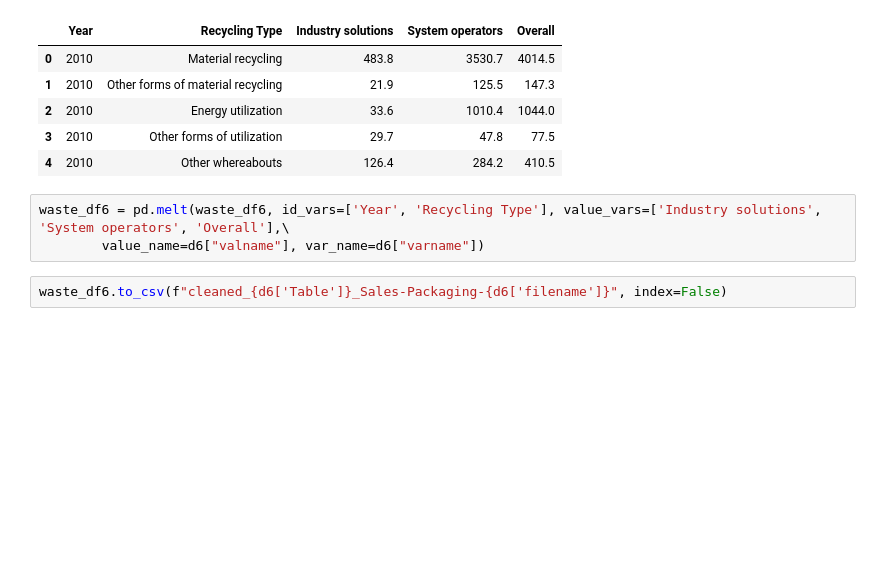
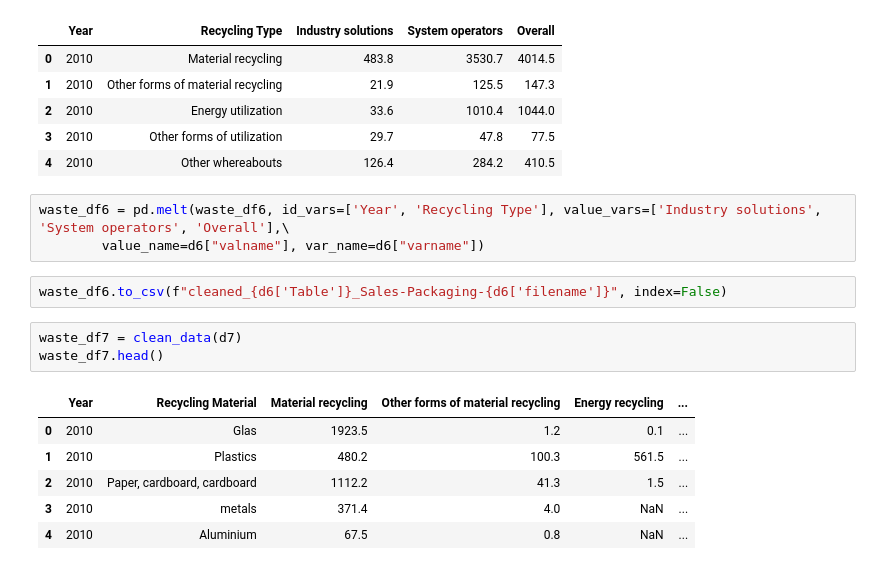
Before and after one commit to UyenDhNguyen/Germany-Waste-Management-Analysis, a Jupyter notebook: Data/Genesis_Destatis/Sales Packaging/clean_sales_packaging.ipynb, the cells around one changed output. Cells and saved outputs as stored; diff of their text form; blank space fills up the shorter version.

```diff
--- a/Data/Genesis_Destatis/Sales Packaging/clean_sales_packaging.ipynb
+++ b/Data/Genesis_Destatis/Sales Packaging/clean_sales_packaging.ipynb
@@ -253,3 +253,13 @@ waste_df6 = pd.melt(waste_df6, id_vars=['Year', 'Recycling Type'], value_vars=['
         value_name=d6["valname"], var_name=d6["varname"])
 # %%
 waste_df6.to_csv(f"cleaned_{d6['Table']}_Sales-Packaging-{d6['filename']}", index=False)
+# %%
+waste_df7 = clean_data(d7)
+waste_df7.head()
+# %% [output]
+|  | Year | Recycling Material | Material recycling | Other forms of material recycling | Energy recycling | ... |
+| 0 | 2010 | Glas | 1923.5 | 1.2 | 0.1 | ... |
+| 1 | 2010 | Plastics | 480.2 | 100.3 | 561.5 | ... |
+| 2 | 2010 | Paper, cardboard, cardboard | 1112.2 | 41.3 | 1.5 | ... |
+| 3 | 2010 | metals | 371.4 | 4.0 | NaN | ... |
+| 4 | 2010 | Aluminium | 67.5 | 0.8 | NaN | ... |
```
Also changed, not shown: parts of 5 cells of this notebook, 2 other files.
